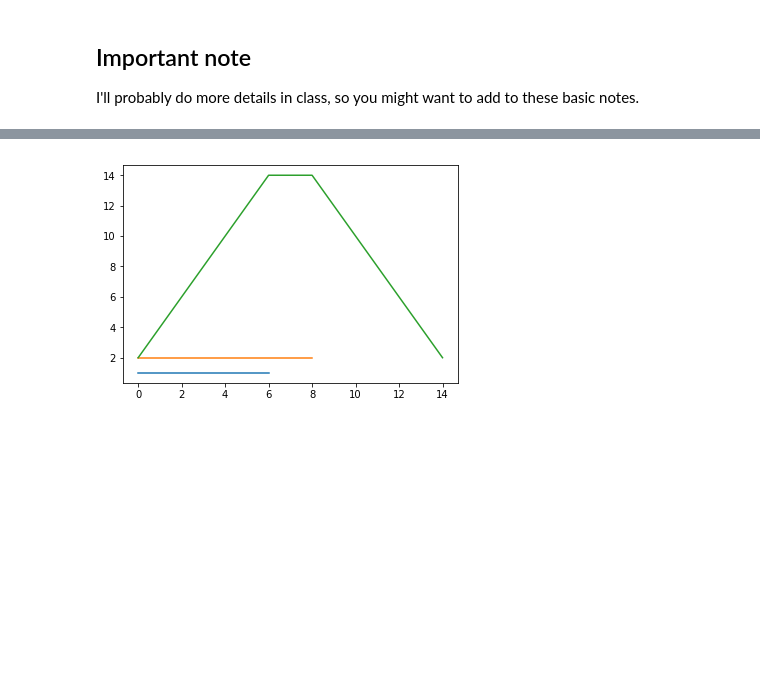
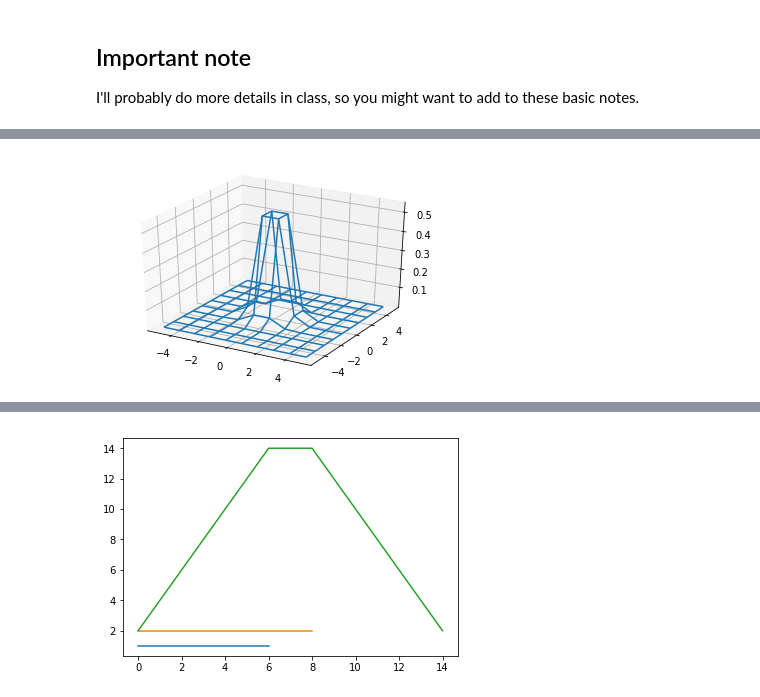
Before and after one commit to mlamoureux/Math502w19, a Jupyter notebook: Lecture18_Mar21.ipynb, the cells around one changed output, grey strips where cells are left out. Drawn from its saved outputs; the diff is of its cells as text; code cells hidden in the pictures; blank space fills up the shorter version.

```diff
--- a/Lecture18_Mar21.ipynb
+++ b/Lecture18_Mar21.ipynb
@@ -64,0 +75,11 @@ Text(0.5, 1.0, 'A sine function sampled with delta t = 0.5')
+# %%
+fig = figure()
+ax = fig.gca(projection='3d')
+
+x = linspace(-5,5,10);
+y = linspace(-5,5,10)
+X,Y = meshgrid(x,y)
+Z = exp(-(X**2 + Y**2))
+ax.plot_wireframe(X,Y,Z);
+# %% [output]
+[figure, added]
```
Also changed, not shown: parts of 15 cells of this notebook, 1 other file.
